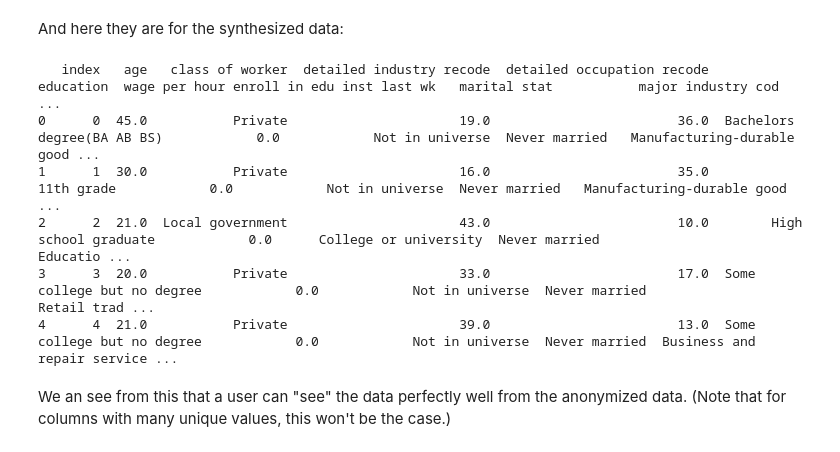
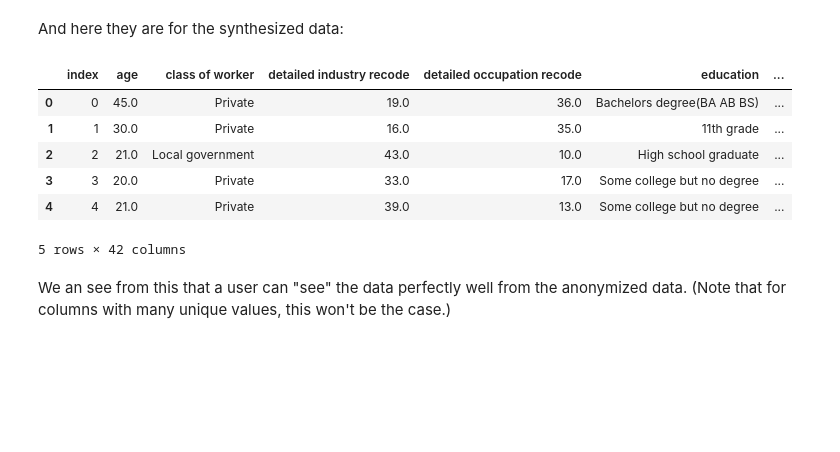
Before and after one commit to diffix/test-syndiffix, a Jupyter notebook: test_syndiffix/combs_demo/demo.ipynb, the cells around one changed output. Cells and saved outputs as stored; diff of their text form; code cells hidden in the pictures; blank space fills up the shorter version.

```diff
--- a/test_syndiffix/combs_demo/demo.ipynb
+++ b/test_syndiffix/combs_demo/demo.ipynb
@@ -44,14 +45,15 @@ print(dfOrigAll.to_string())
 # %% [markdown]
 And here they are for the synthesized data:
-# %%
-print(dfSynAll.to_string())
-# %% [output]
-   index   age   class of worker  detailed industry recode  detailed occupation recode                   education  wage per hour enroll in edu inst last wk   marital stat           major industry cod ...
-0      0  45.0           Private                      19.0                        36.0  Bachelors degree(BA AB BS)            0.0            Not in universe  Never married   Manufacturing-durable good ...
-1      1  30.0           Private                      16.0                        35.0                  11th grade            0.0            Not in universe  Never married   Manufacturing-durable good ...
-2      2  21.0  Local government                      43.0                        10.0        High school graduate            0.0      College or university  Never married                     Educatio ...
-3      3  20.0           Private                      33.0                        17.0  Some college but no degree            0.0            Not in universe  Never married                  Retail trad ...
-4      4  21.0           Private                      39.0                        13.0  Some college but no degree            0.0            Not in universe  Never married  Business and repair service ...
+# %%
+dfSynAll.head()
+# %% [output]
+|  | index | age | class of worker | detailed industry recode | detailed occupation recode | education | ... |
+| 0 | 0 | 45.0 | Private | 19.0 | 36.0 | Bachelors degree(BA AB BS) | ... |
+| 1 | 1 | 30.0 | Private | 16.0 | 35.0 | 11th grade | ... |
+| 2 | 2 | 21.0 | Local government | 43.0 | 10.0 | High school graduate | ... |
+| 3 | 3 | 20.0 | Private | 33.0 | 17.0 | Some college but no degree | ... |
+| 4 | 4 | 21.0 | Private | 39.0 | 13.0 | Some college but no degree | ... |
+5 rows × 42 columns
 # %% [markdown]
 We an see from this that a user can "see" the data perfectly well from the anonymized data. (Note that for columns with many unique values, this won't be the case.)
 # %% [markdown]
```
Also changed, not shown: parts of 22 cells of this notebook.
